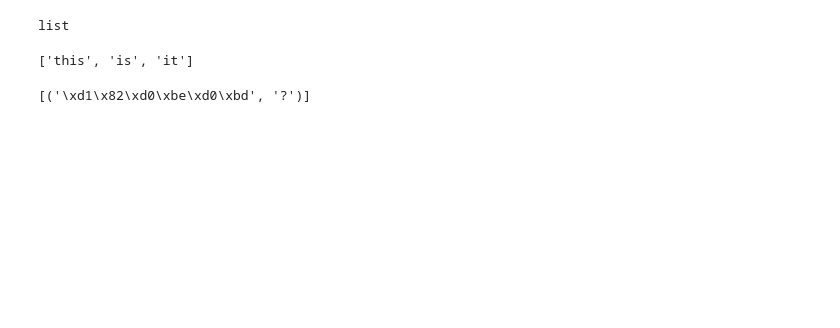
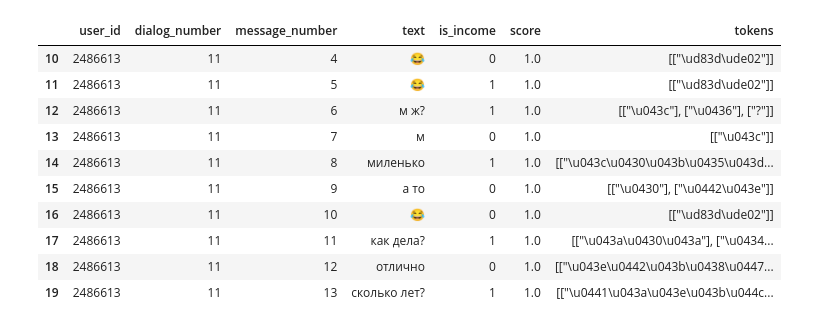
Before and after one commit to ven-analysis/vk-smartchat, a Jupyter notebook: csv_scored_dialogs_to_vectors.ipynb, the cells around one changed output. Drawn from its saved outputs; the diff is of its cells as text; code cells hidden in the pictures; blank space fills up the shorter version.

```diff
--- a/csv_scored_dialogs_to_vectors.ipynb
+++ b/csv_scored_dialogs_to_vectors.ipynb
@@ -95,12 +0,0 @@ bigrams = df_dialogs['tokens'].str.split().apply(lambda words: nltk.ngrams(words
-# %%
-type(list(bigrams[0]))
-# %% [output]
-list
-# %%
-'this is it'.split()
-# %% [output]
-['this', 'is', 'it']
-# %%
-list(bigrams[0])
-# %% [output]
-[('\xd1\x82\xd0\xbe\xd0\xbd', '?')]
@@ -106,0 +19,15 @@ list(bigrams[0])
+# %%
+df_dialogs = pd.read_csv(join(input_folder_path, '{}.csv'.format(group_id)))
+df_dialogs[10:20]
+# %% [output]
+|  | user_id | dialog_number | message_number | text | is_income | score | tokens |
+| 10 | 2486613 | 11 | 4 | 😂 | 0 | 1.0 | [["\ud83d\ude02"]] |
+| 11 | 2486613 | 11 | 5 | 😂 | 1 | 1.0 | [["\ud83d\ude02"]] |
+| 12 | 2486613 | 11 | 6 | м ж? | 1 | 1.0 | [["\u043c"], ["\u0436"], ["?"]] |
+| 13 | 2486613 | 11 | 7 | м | 0 | 1.0 | [["\u043c"]] |
+| 14 | 2486613 | 11 | 8 | миленько | 1 | 1.0 | [["\u043c\u0430\u043b\u0435\u043d... |
+| 15 | 2486613 | 11 | 9 | а то | 0 | 1.0 | [["\u0430"], ["\u0442\u043e"]] |
+| 16 | 2486613 | 11 | 10 | 😂 | 0 | 1.0 | [["\ud83d\ude02"]] |
+| 17 | 2486613 | 11 | 11 | как дела? | 1 | 1.0 | [["\u043a\u0430\u043a"], ["\u0434... |
+| 18 | 2486613 | 11 | 12 | отлично | 0 | 1.0 | [["\u043e\u0442\u043b\u0438\u0447... |
+| 19 | 2486613 | 11 | 13 | сколько лет? | 1 | 1.0 | [["\u0441\u043a\u043e\u043b\u044c... |
```
Also changed, not shown: parts of 33 cells of this notebook, 2 other files.
